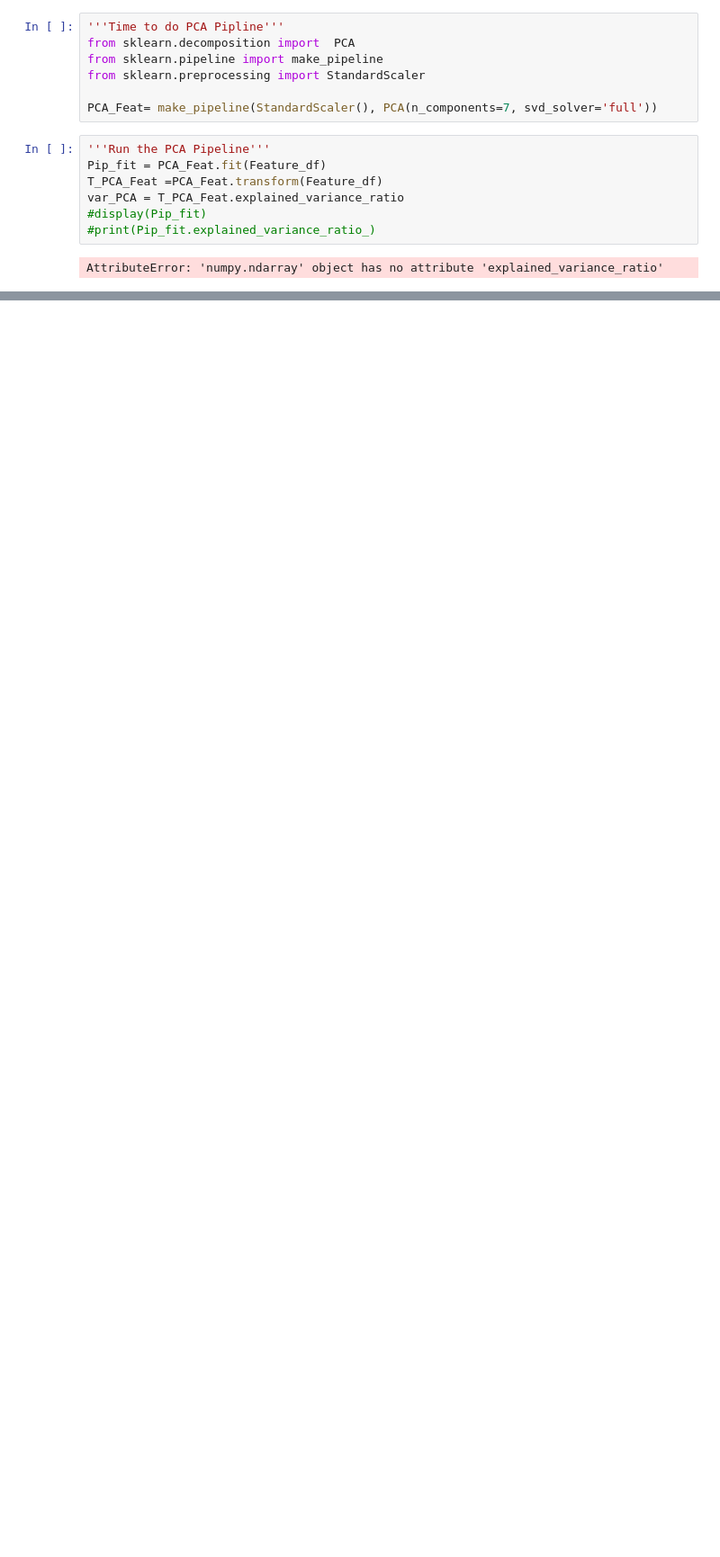
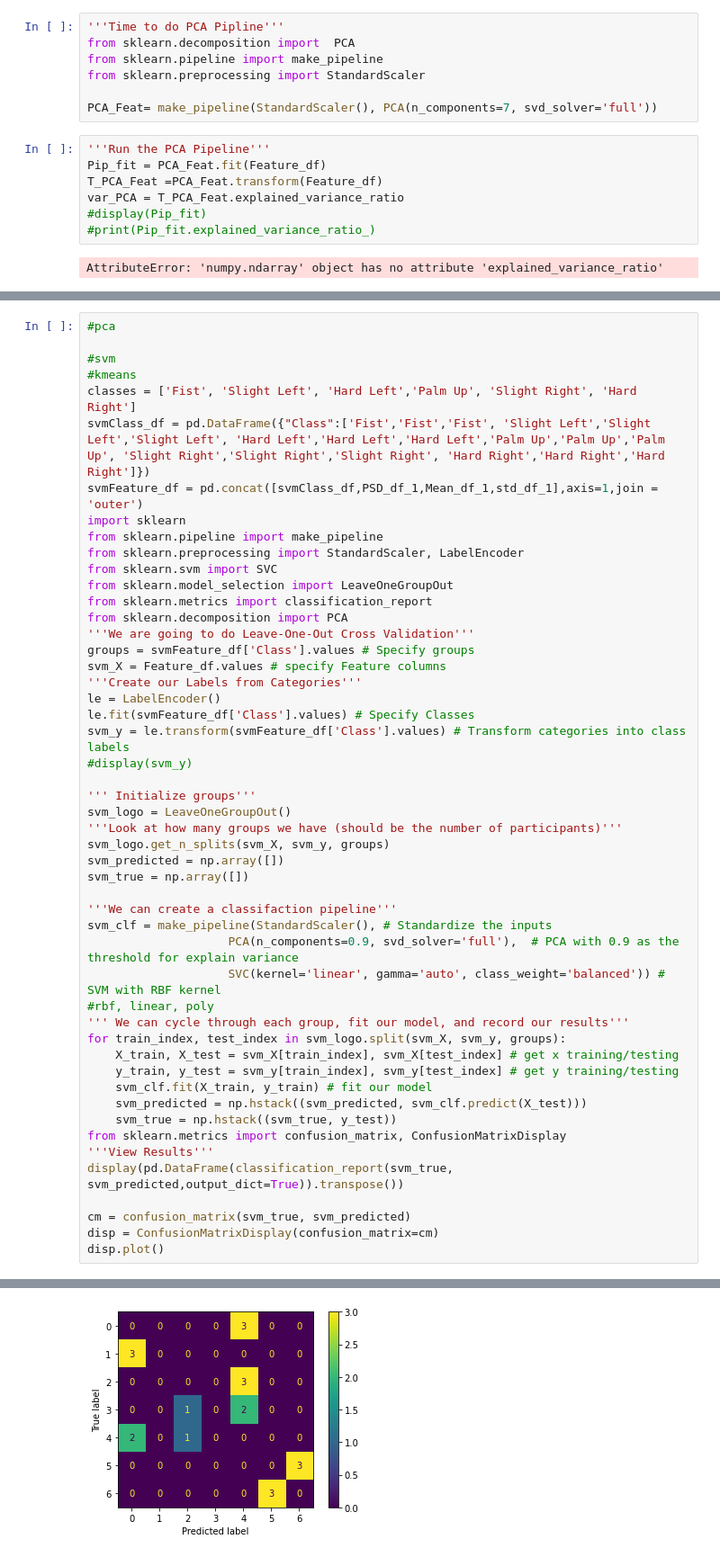
Before and after one commit to knakamura42/EE536_MyoProject, a Jupyter notebook: MyoAmigo.ipynb, the cells around one changed output, grey strips where cells are left out. Shown: that part at 90% size. Cells and saved outputs as stored; diff of their text form; blank space fills up the shorter version.

```diff
--- a/MyoAmigo.ipynb
+++ b/MyoAmigo.ipynb
@@ -347,0 +319,51 @@ AttributeError: 'numpy.ndarray' object has no attribute 'explained_variance_rati
+# %%
+#pca
+
+#svm
+#kmeans
+classes = ['Fist', 'Slight Left', 'Hard Left','Palm Up', 'Slight Right', 'Hard Right']
+svmClass_df = pd.DataFrame({"Class":['Fist','Fist','Fist', 'Slight Left','Slight Left','Slight Left', 'Hard Left','Hard Left','Hard Left','Palm Up','Palm Up','Palm Up', 'Slight Right','Slight Right','Slight Right', 'Hard Right','Hard Right','Hard Right']})
+svmFeature_df = pd.concat([svmClass_df,PSD_df_1,Mean_df_1,std_df_1],axis=1,join = 'outer')
+import sklearn
+from sklearn.pipeline import make_pipeline
+from sklearn.preprocessing import StandardScaler, LabelEncoder
+from sklearn.svm import SVC
+from sklearn.model_selection import LeaveOneGroupOut
+from sklearn.metrics import classification_report
+from sklearn.decomposition import PCA
+'''We are going to do Leave-One-Out Cross Validation'''
+groups = svmFeature_df['Class'].values # Specify groups
+svm_X = Feature_df.values # specify Feature columns
+'''Create our Labels from Categories'''
+le = LabelEncoder()
+le.fit(svmFeature_df['Class'].values) # Specify Classes
+svm_y = le.transform(svmFeature_df['Class'].values) # Transform categories into class labels
+#display(svm_y)
+
+''' Initialize groups'''
+svm_logo = LeaveOneGroupOut()
+'''Look at how many groups we have (should be the number of participants)'''
+svm_logo.get_n_splits(svm_X, svm_y, groups)
+svm_predicted = np.array([])
+svm_true = np.array([])
+
+'''We can create a classifaction pipeline'''
+svm_clf = make_pipeline(StandardScaler(), # Standardize the inputs
+                    PCA(n_components=0.9, svd_solver='full'),  # PCA with 0.9 as the threshold for explain variance
+                    SVC(kernel='linear', gamma='auto', class_weight='balanced')) # SVM with RBF kernel
+#rbf, linear, poly
+''' We can cycle through each group, fit our model, and record our results'''
+for train_index, test_index in svm_logo.split(svm_X, svm_y, groups):
+    X_train, X_test = svm_X[train_index], svm_X[test_index] # get x training/testing
+    y_train, y_test = svm_y[train_index], svm_y[test_index] # get y training/testing
+    svm_clf.fit(X_train, y_train) # fit our model
+    svm_predicted = np.hstack((svm_predicted, svm_clf.predict(X_test)))
+    svm_true = np.hstack((svm_true, y_test))
+from sklearn.metrics import confusion_matrix, ConfusionMatrixDisplay
+'''View Results'''
+display(pd.DataFrame(classification_report(svm_true, svm_predicted,output_dict=True)).transpose())
+
+cm = confusion_matrix(svm_true, svm_predicted)
+disp = ConfusionMatrixDisplay(confusion_matrix=cm)
+disp.plot()
+# %% [output]
@@ -347,0 +399 @@ AttributeError: 'numpy.ndarray' object has no attribute 'explained_variance_rati
+[figure, added]
```
Also changed, not shown: parts of 10 cells of this notebook.
